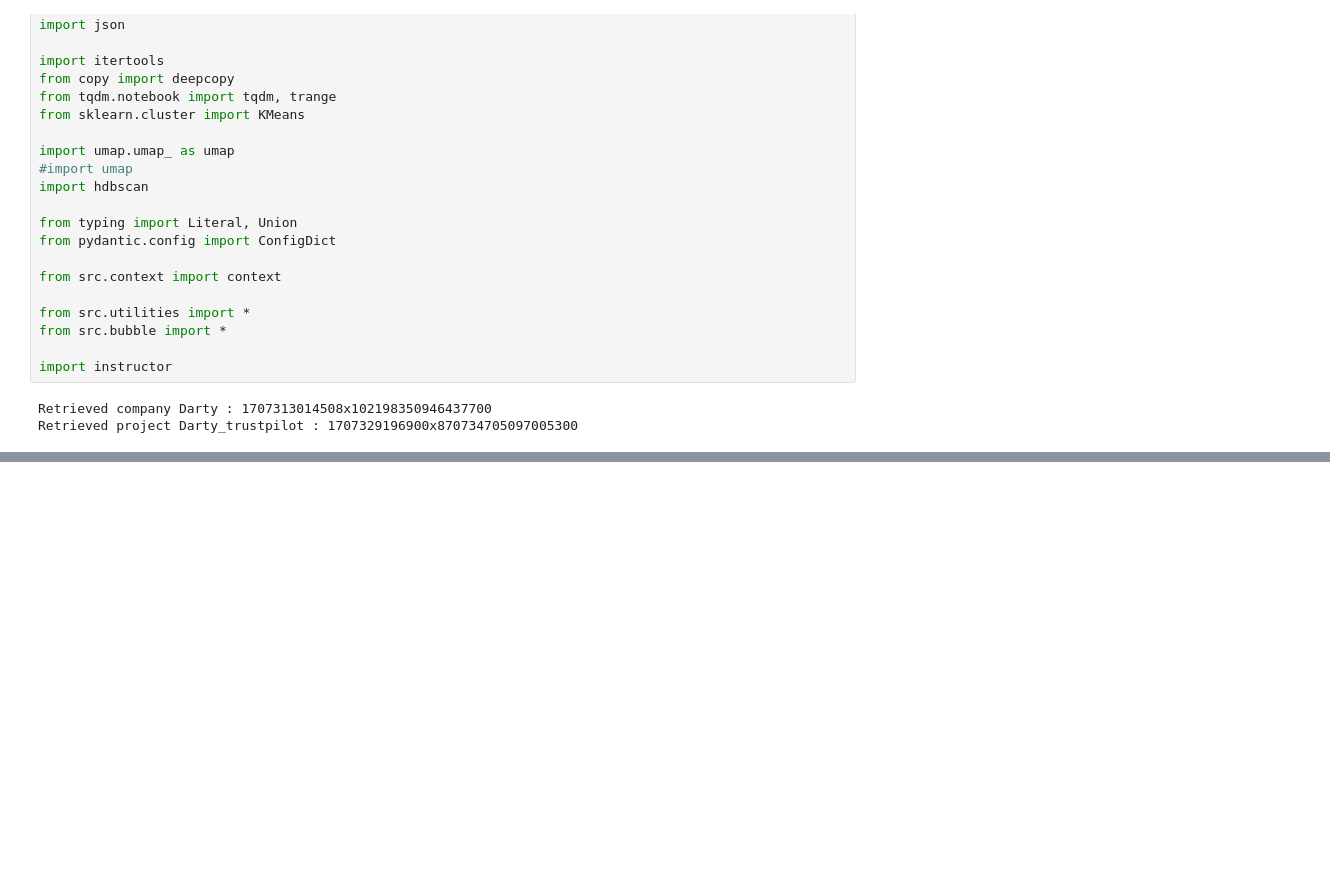
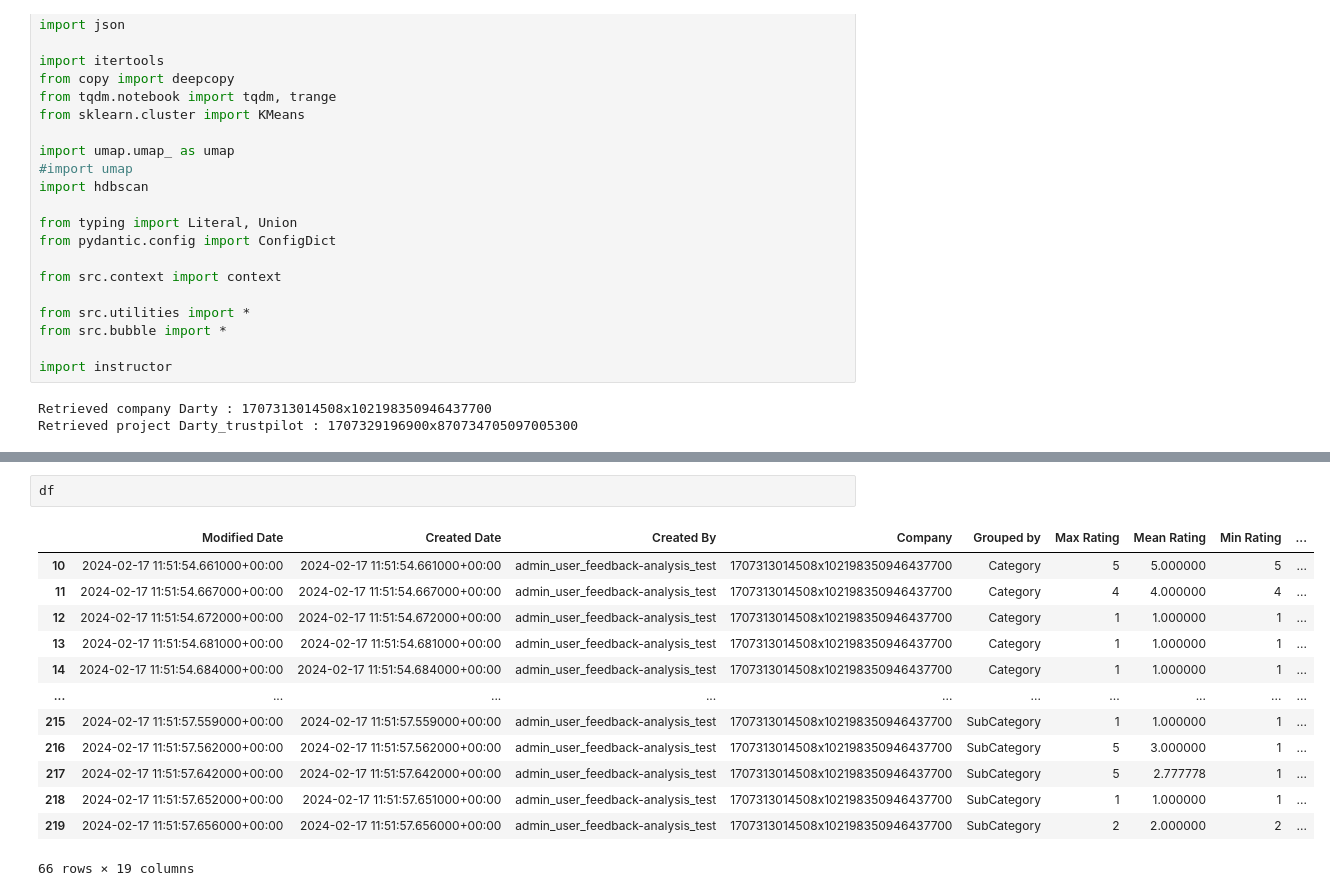
Before and after one commit to ArnaudGardille/Feedback-Analysis, a Jupyter notebook: prepare_visu.ipynb, the cells around one changed output, grey strips where cells are left out. Cells and saved outputs as stored; diff of their text form; blank space fills up the shorter version.

```diff
--- a/prepare_visu.ipynb
+++ b/prepare_visu.ipynb
@@ -65,0 +50,16 @@ aspects_df.groupby()
+# %%
+df
+# %% [output]
+|  | Modified Date | Created Date | Created By | Company | Grouped by | Max Rating | Mean Rating | Min Rating | ... |
+| 10 | 2024-02-17 11:51:54.661000+00:00 | 2024-02-17 11:51:54.661000+00:00 | admin_user_feedback-analysis_test | 1707313014508x102198350946437700 | Category | 5 | 5.000000 | 5 | ... |
+| 11 | 2024-02-17 11:51:54.667000+00:00 | 2024-02-17 11:51:54.667000+00:00 | admin_user_feedback-analysis_test | 1707313014508x102198350946437700 | Category | 4 | 4.000000 | 4 | ... |
+| 12 | 2024-02-17 11:51:54.672000+00:00 | 2024-02-17 11:51:54.672000+00:00 | admin_user_feedback-analysis_test | 1707313014508x102198350946437700 | Category | 1 | 1.000000 | 1 | ... |
+| 13 | 2024-02-17 11:51:54.681000+00:00 | 2024-02-17 11:51:54.681000+00:00 | admin_user_feedback-analysis_test | 1707313014508x102198350946437700 | Category | 1 | 1.000000 | 1 | ... |
+| 14 | 2024-02-17 11:51:54.684000+00:00 | 2024-02-17 11:51:54.684000+00:00 | admin_user_feedback-analysis_test | 1707313014508x102198350946437700 | Category | 1 | 1.000000 | 1 | ... |
+| ... | ... | ... | ... | ... | ... | ... | ... | ... | ... |
+| 215 | 2024-02-17 11:51:57.559000+00:00 | 2024-02-17 11:51:57.559000+00:00 | admin_user_feedback-analysis_test | 1707313014508x102198350946437700 | SubCategory | 1 | 1.000000 | 1 | ... |
+| 216 | 2024-02-17 11:51:57.562000+00:00 | 2024-02-17 11:51:57.562000+00:00 | admin_user_feedback-analysis_test | 1707313014508x102198350946437700 | SubCategory | 5 | 3.000000 | 1 | ... |
+| 217 | 2024-02-17 11:51:57.642000+00:00 | 2024-02-17 11:51:57.642000+00:00 | admin_user_feedback-analysis_test | 1707313014508x102198350946437700 | SubCategory | 5 | 2.777778 | 1 | ... |
+| 218 | 2024-02-17 11:51:57.652000+00:00 | 2024-02-17 11:51:57.651000+00:00 | admin_user_feedback-analysis_test | 1707313014508x102198350946437700 | SubCategory | 1 | 1.000000 | 1 | ... |
+| 219 | 2024-02-17 11:51:57.656000+00:00 | 2024-02-17 11:51:57.656000+00:00 | admin_user_feedback-analysis_test | 1707313014508x102198350946437700 | SubCategory | 2 | 2.000000 | 2 | ... |
+66 rows × 19 columns
```
Also changed, not shown: parts of 21 cells of this notebook, 2 other files.
